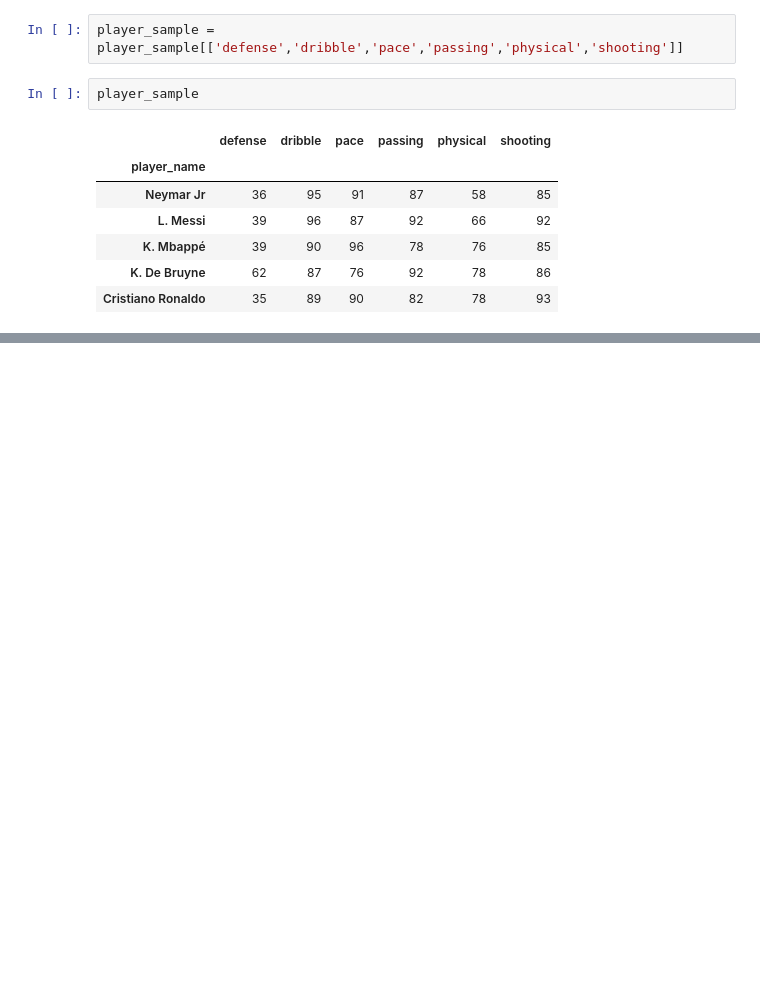
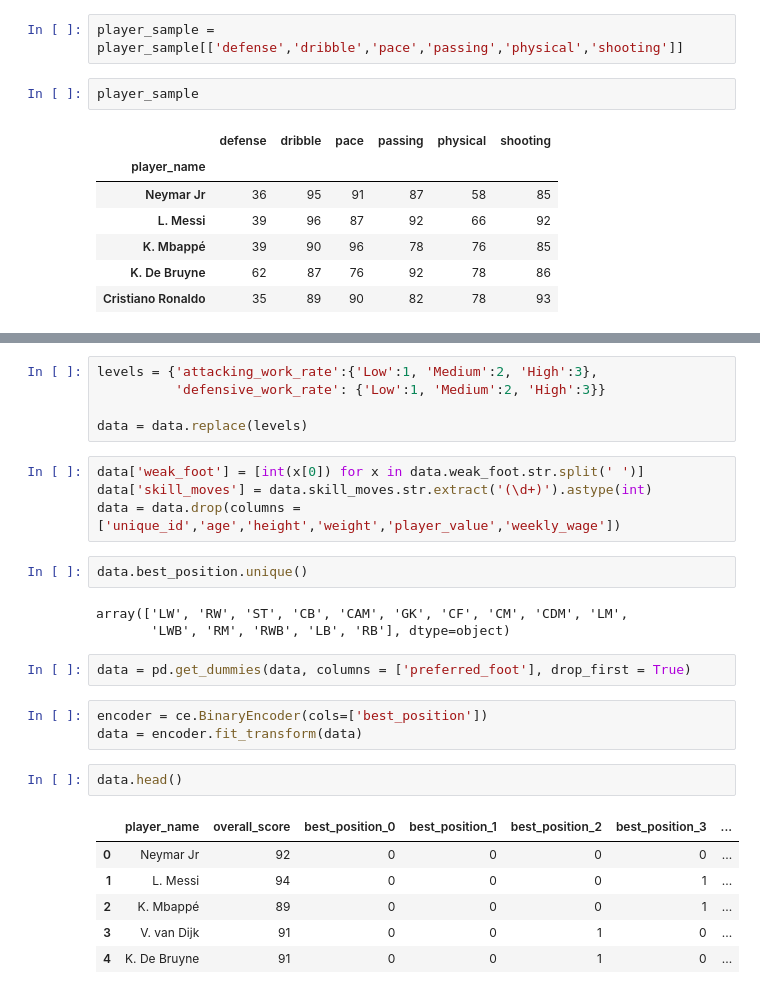
Before and after one commit to drexhepi/player_similarity, a Jupyter notebook: data_n_models.ipynb, the cells around one changed output, grey strips where cells are left out. Drawn from its saved outputs; the diff is of its cells as text; blank space fills up the shorter version.

```diff
--- a/data_n_models.ipynb
+++ b/data_n_models.ipynb
@@ -373,0 +418,28 @@ createRadar(player_sample.index[1], player_sample.iloc[1].tolist(),
+# %%
+levels = {'attacking_work_rate':{'Low':1, 'Medium':2, 'High':3},
+          'defensive_work_rate': {'Low':1, 'Medium':2, 'High':3}}
+
+data = data.replace(levels)
+# %%
+data['weak_foot'] = [int(x[0]) for x in data.weak_foot.str.split(' ')]
+data['skill_moves'] = data.skill_moves.str.extract('(\d+)').astype(int)
+data = data.drop(columns = ['unique_id','age','height','weight','player_value','weekly_wage'])
+# %%
+data.best_position.unique()
+# %% [output]
+array(['LW', 'RW', 'ST', 'CB', 'CAM', 'GK', 'CF', 'CM', 'CDM', 'LM',
+       'LWB', 'RM', 'RWB', 'LB', 'RB'], dtype=object)
+# %%
+data = pd.get_dummies(data, columns = ['preferred_foot'], drop_first = True)
+# %%
+encoder = ce.BinaryEncoder(cols=['best_position'])
+data = encoder.fit_transform(data)
+# %%
+data.head()
+# %% [output]
+|  | player_name | overall_score | best_position_0 | best_position_1 | best_position_2 | best_position_3 | ... |
+| 0 | Neymar Jr | 92 | 0 | 0 | 0 | 0 | ... |
+| 1 | L. Messi | 94 | 0 | 0 | 0 | 1 | ... |
+| 2 | K. Mbappé | 89 | 0 | 0 | 0 | 1 | ... |
+| 3 | V. van Dijk | 91 | 0 | 0 | 1 | 0 | ... |
+| 4 | K. De Bruyne | 91 | 0 | 0 | 1 | 0 | ... |
```
Also changed, not shown: parts of 10 cells of this notebook.
